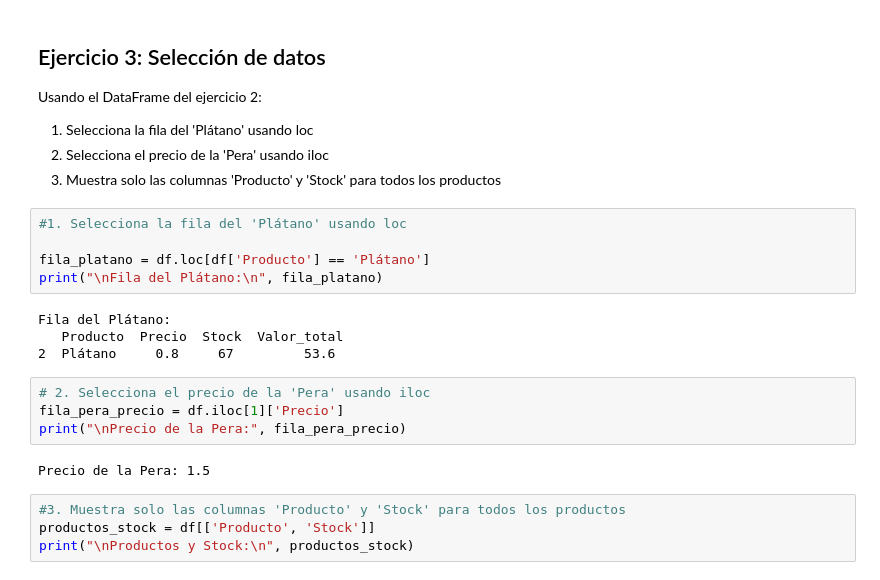
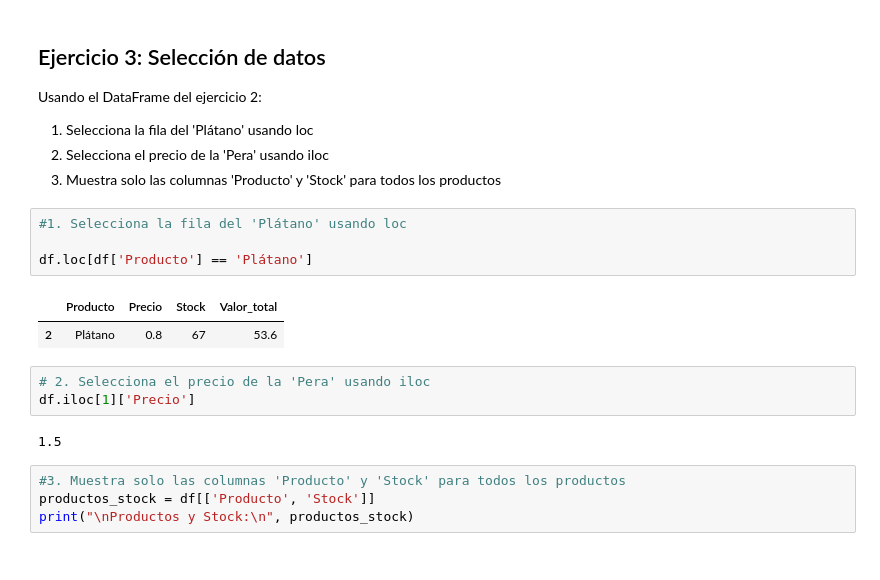
Before and after one commit to amejosecar/ia_dema, a Jupyter notebook: 00_Introduccion_Pandas/01_Ejercicios_Python_Básico.ipynb, the cells around one changed output. Cells and saved outputs as stored; diff of their text form.

```diff
--- a/00_Introduccion_Pandas/01_Ejercicios_Python_Básico.ipynb
+++ b/00_Introduccion_Pandas/01_Ejercicios_Python_Básico.ipynb
@@ -118,18 +118,15 @@ Usando el DataFrame del ejercicio 2:
 # %%
 #1. Selecciona la fila del 'Plátano' usando loc
 
-fila_platano = df.loc[df['Producto'] == 'Plátano']
-print("\nFila del Plátano:\n", fila_platano)
+df.loc[df['Producto'] == 'Plátano']
 # %% [output]
-Fila del Plátano:
-   Producto  Precio  Stock  Valor_total
-2  Plátano     0.8     67         53.6
+|  | Producto | Precio | Stock | Valor_total |
+| 2 | Plátano | 0.8 | 67 | 53.6 |
 # %%
 # 2. Selecciona el precio de la 'Pera' usando iloc
-fila_pera_precio = df.iloc[1]['Precio']
-print("\nPrecio de la Pera:", fila_pera_precio)
+df.iloc[1]['Precio']
 # %% [output]
-Precio de la Pera: 1.5
+1.5
 # %%
 #3. Muestra solo las columnas 'Producto' y 'Stock' para todos los productos
 productos_stock = df[['Producto', 'Stock']]
```
Also changed, not shown: parts of 9 cells of this notebook, 1 other file.
